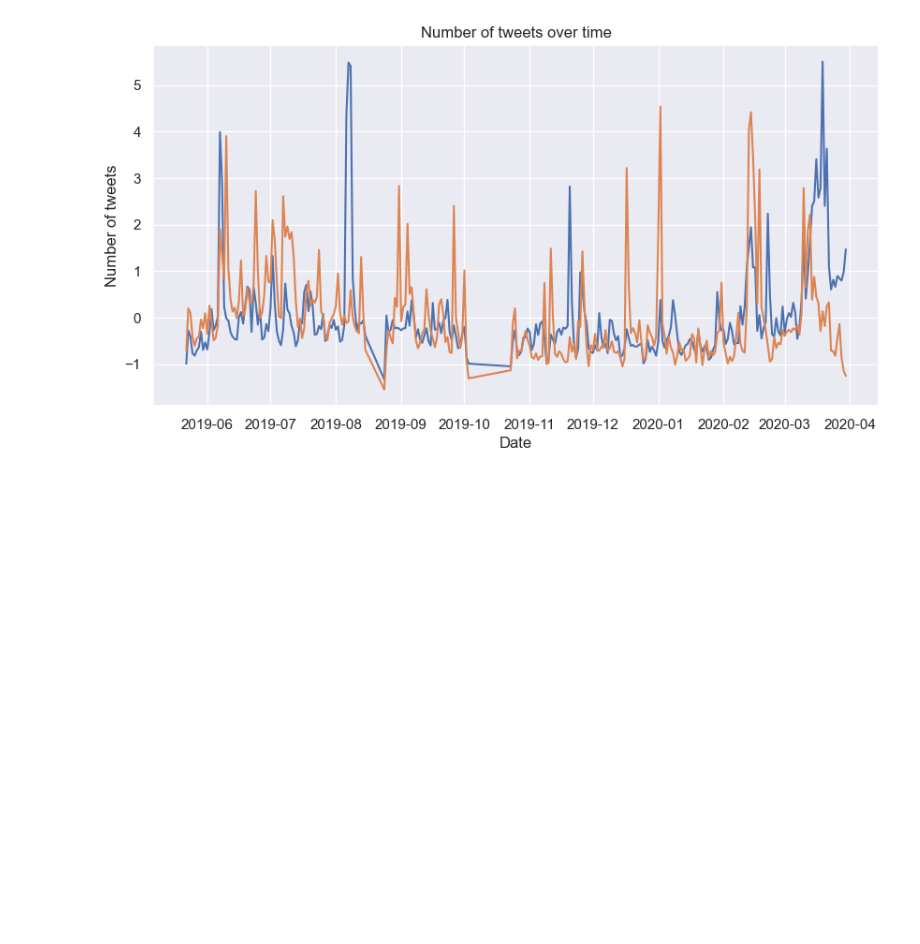
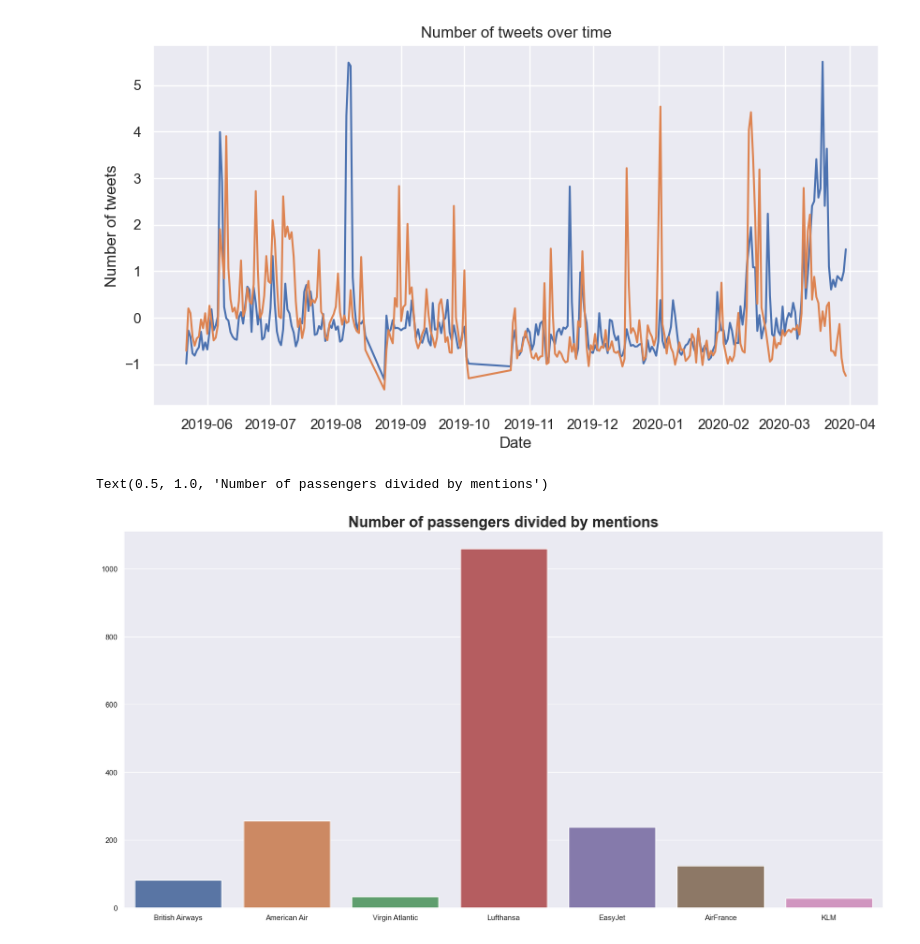
Before and after one commit to danamira/DBL-Data-Challenge, a Jupyter notebook: Sprint1-Visualizations.ipynb, the cells around one changed output. Cells and saved outputs as stored; diff of their text form; code cells hidden in the pictures; blank space fills up the shorter version.

```diff
--- a/Sprint1-Visualizations.ipynb
+++ b/Sprint1-Visualizations.ipynb
@@ -96,3 +96,20 @@ ax.set_ylabel('Number of tweets')
 plt.savefig('Time.png')
 # %% [output]
 [figure]
+# %%
+tweets_passengers=[
+    ['British Airways',42670000,524602],
+    ['American Air',192450000,749555],
+    ['Virgin Atlantic',5276000,157276],
+    ['Lufthansa',129852000,122607],
+    ['EasyJet',79240000,332308],
+    ['AirFrance',11356000,91682],
+    ['KLM',6487000,226887],
+]
+# %%
+fig,ax=plt.subplots(figsize=(20,10))
+seaborn.barplot(x=[i[0] for i in tweets_passengers],y=[i[1]/i[2] for i in tweets_passengers],ax=ax)
+ax.set_title("Number of passengers divided by mentions",fontsize=22,fontweight='bold')
+# %% [output]
+Text(0.5, 1.0, 'Number of passengers divided by mentions')
+[figure, added]
```
Also changed, not shown: 4 other files.
